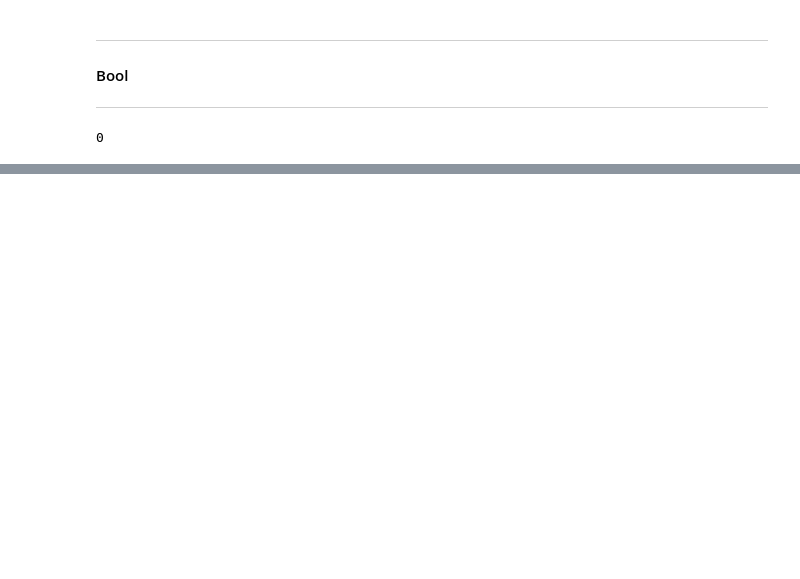
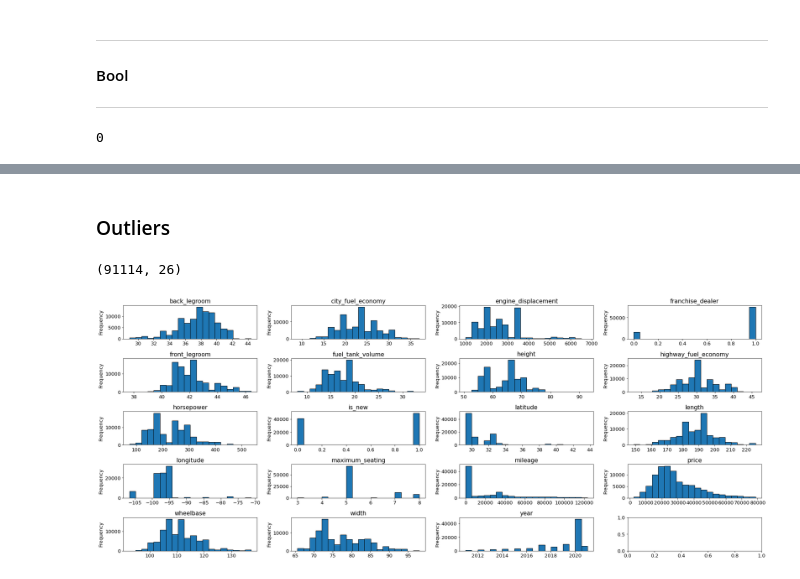
Before and after one commit to adam-talbot/used-cars-regression, a Jupyter notebook: scratchpad.ipynb, the cells around one changed output, grey strips where cells are left out. Saved outputs shown, nothing was run; the diff lists cells and outputs as text; code cells hidden in the pictures; blank space fills up the shorter version.

```diff
--- a/scratchpad.ipynb
+++ b/scratchpad.ipynb
@@ -697,0 +724,17 @@ for col in bool_cols:
+# %% [markdown]
+### Outliers
+# %%
+df = a.get_tx_car_data()
+df = p.quick_clean_cars(df)
+# %%
+df.shape
+# %% [output]
+(91114, 26)
+# %%
+fig, axs = plt.subplots(5, 4, sharey=False, figsize=(25, 10))
+axe = axs.ravel()
+for i, c in enumerate(df.select_dtypes('number').columns):
+    df[c].plot.hist(ax=axe[i],title=c, ec='black', bins=20)
+    plt.tight_layout()
+# %% [output]
+[figure, added]
```
Also changed, not shown: parts of 17 cells of this notebook, 2 other files.
